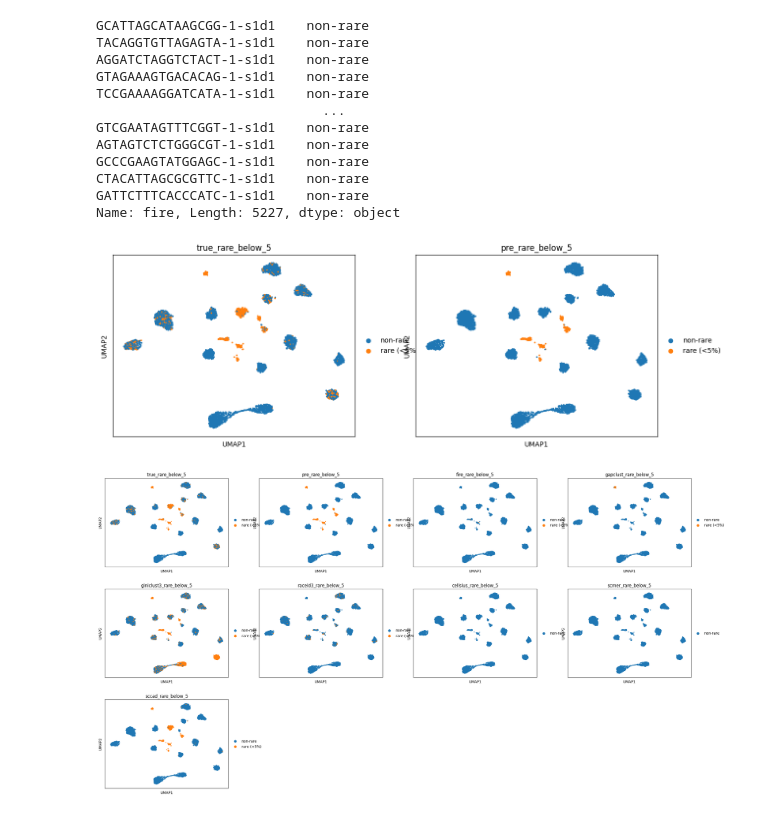
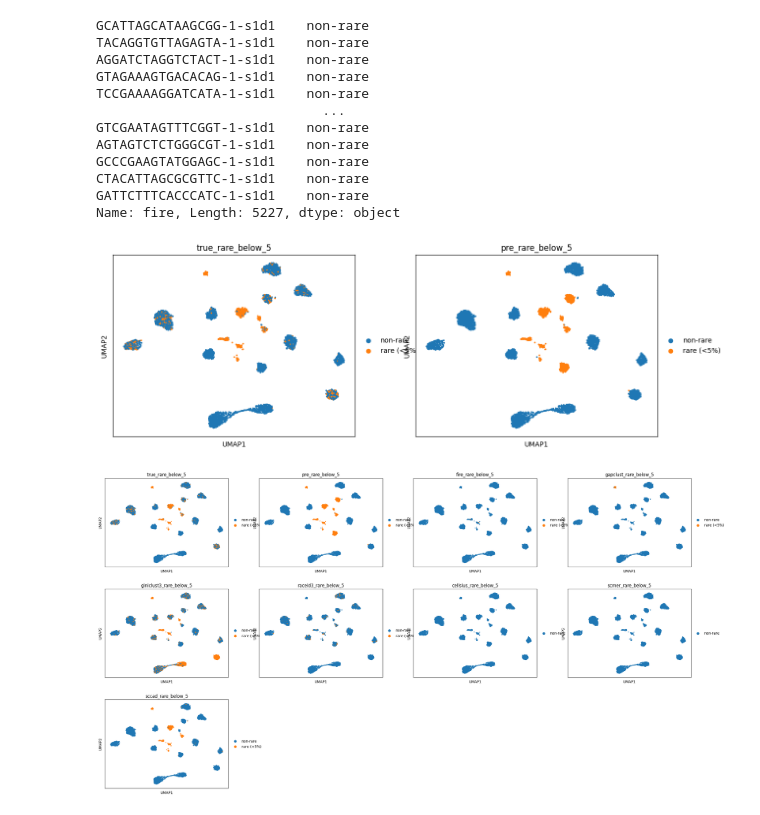
Before and after one commit to StickTaTa/ScFormer, a Jupyter notebook: Tutorial/26_pbmc_sample_result.ipynb, the cells around one changed output. Drawn from its saved outputs; the diff is of its cells as text; code cells hidden in the pictures.

```diff
--- a/Tutorial/26_pbmc_sample_result.ipynb
+++ b/Tutorial/26_pbmc_sample_result.ipynb
@@ -102,33 +105,33 @@ adata.obs['sccad'] = scCAD_results['rare_cells'].tolist()
 # %%
 # 获取真实标签中小于 5% 的稀有细胞类型
 cell_types = adata.obs['Annotation']
 cell_type_counts = cell_types.value_counts()
 cell_type_proportions = cell_type_counts / cell_type_counts.sum()
 
 # 定义小于5%的稀有细胞类型
 target_cell_types_below_5 = cell_type_proportions[cell_type_proportions < 0.05].index.tolist()
 
 # 标记真实标签中小于5%的细胞
 adata.obs['true_rare_below_5'] = adata.obs['Annotation'].apply(
     lambda x: 'rare (<5%)' if x in target_cell_types_below_5 else 'non-rare'
 )
 
 # 映射 `pre` 的结果
 pre_labels = adata.obs['pre']
 cluster_counts = pre_labels.value_counts(normalize=True)
 
 # 定义小于5%的稀有簇
-rare_clusters_below_5 = cluster_counts[cluster_counts < 0.03].index.tolist()
+rare_clusters_below_5 = cluster_counts[cluster_counts < 0.045].index.tolist()
 
 # 映射到 `rare` 和 `non-rare`
 adata.obs['pre_rare_below_5'] = adata.obs['pre'].apply(
     lambda x: 'rare (<5%)' if x in rare_clusters_below_5 else 'non-rare'
 )
 
 # 绘制真实标签和 `pre` 的预测结果
 sc.pl.umap(adata, color=['true_rare_below_5', 'pre_rare_below_5'], show=True)
 # %% [output]
-[figure, old version]
+[figure, new version]
 # %%
 # 获取真实标签中小于 5% 的稀有细胞类型
 cell_types = adata.obs['Annotation']
@@ -149,7 +152,7 @@ if 'pre' in adata.obs.columns:
     cluster_counts = pre_labels.value_counts(normalize=True)
 
     # 定义小于5%的稀有簇
-    rare_clusters_below_5 = cluster_counts[cluster_counts < 0.03].index.tolist()
+    rare_clusters_below_5 = cluster_counts[cluster_counts < 0.045].index.tolist()
 
     # 映射到 `rare` 和 `non-rare`
     adata.obs['pre_rare_below_5'] = adata.obs['pre'].apply(
@@ -180,7 +183,7 @@ umap_colors = ['true_rare_below_5', 'pre_rare_below_5'] + [
 # UMAP 可视化
 sc.pl.umap(adata, color=umap_colors, show=True)
 # %% [output]
-[figure, old version]
+[figure, new version]
 # %%
 from sklearn.metrics import f1_score, precision_score, recall_score
 import matplotlib.pyplot as plt
```
Also changed, not shown: parts of 2 cells of this notebook, 2 other files.
